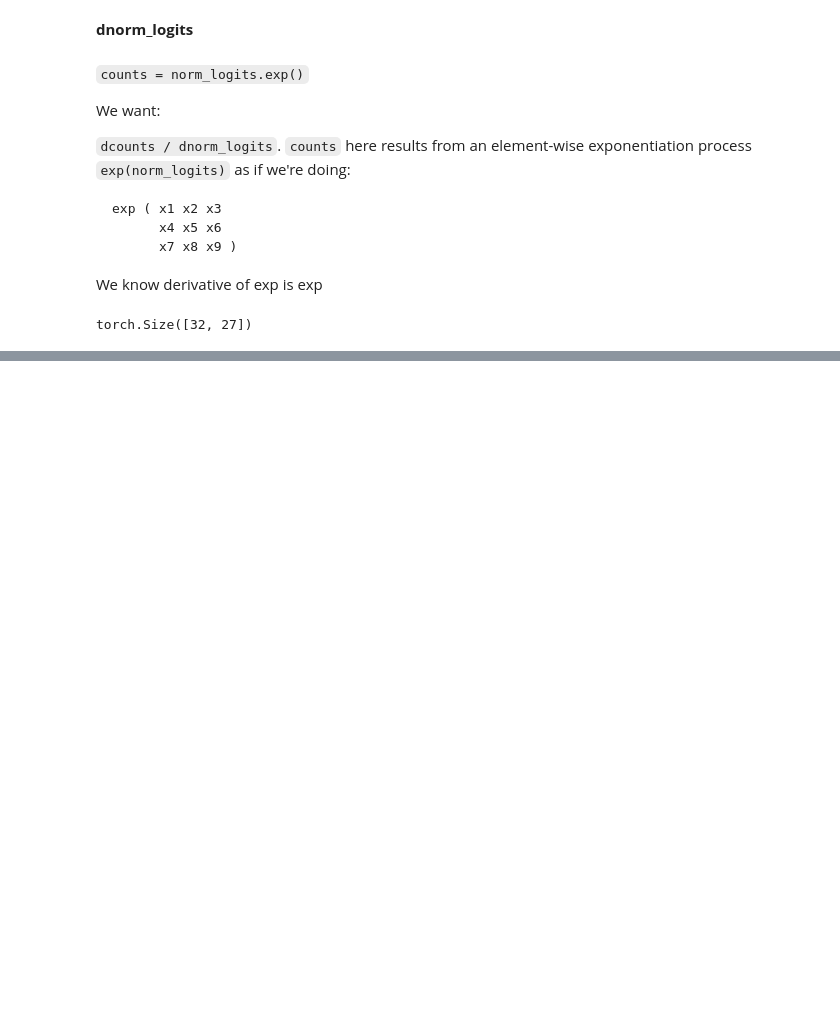
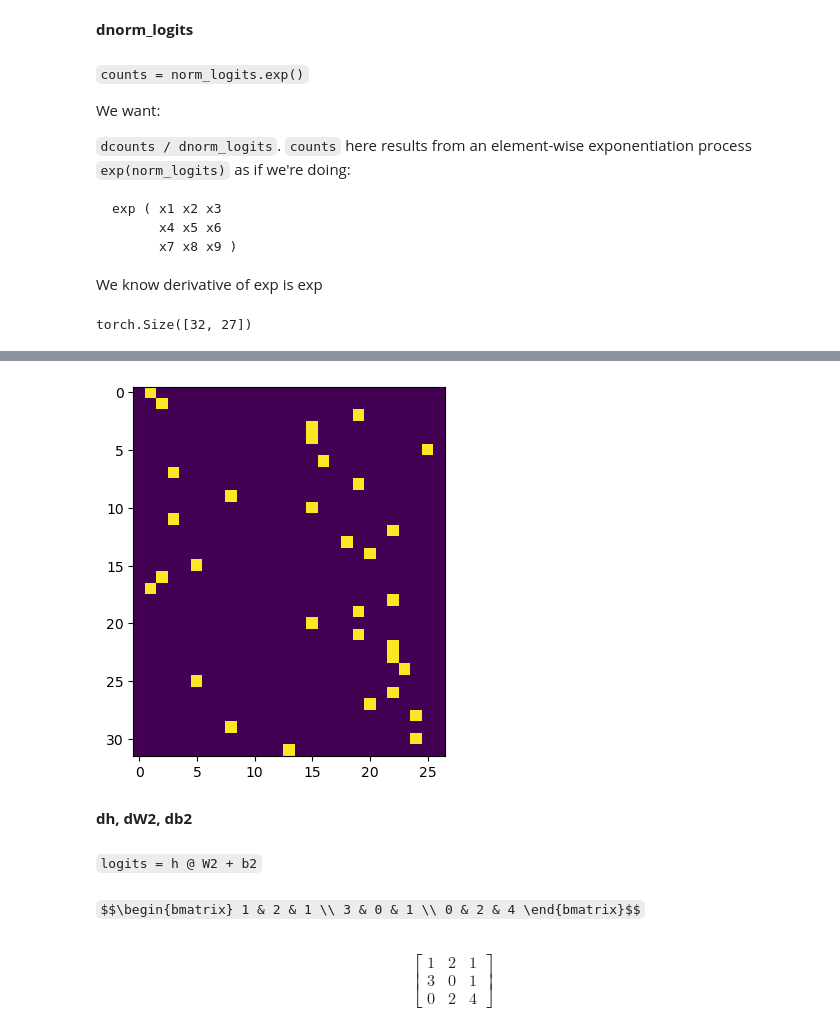
Before and after one commit to aaboshaisha/neural-networks-Karpathy, a Jupyter notebook: build_makemore_backprop_ninja.ipynb, the cells around one changed output, grey strips where cells are left out. Saved outputs shown, nothing was run; the diff lists cells and outputs as text; code cells hidden in the pictures; blank space fills up the shorter version.

```diff
--- a/build_makemore_backprop_ninja.ipynb
+++ b/build_makemore_backprop_ninja.ipynb
@@ -336,0 +387,3 @@ torch.Size([32, 27])
+# %%
+dlogits = dnorm_logits.clone()
+dlogit_maxes = -dnorm_logits.sum(dim=1, keepdims=True)
@@ -336,0 +458,8 @@ torch.Size([32, 27])
+# %%
+max_indices = logits.max(dim=1).indices # to represent as list
+dlogits2 = torch.zeros_like(logits)
+dlogits2[torch.arange(logits.shape[0]), max_indices] = 1
+plt.imshow(dlogits2);
+dlogits += (dlogits2 * dlogit_maxes)
+# %% [output]
+[figure, added]
@@ -336,0 +475,8 @@ torch.Size([32, 27])
+# %% [markdown]
+**dh, dW2, db2**
+# %% [markdown]
+`logits = h @ W2 + b2`
+# %% [markdown]
+`$$\begin{bmatrix} 1 & 2 & 1 \\ 3 & 0 & 1 \\ 0 & 2 & 4 \end{bmatrix}$$`
+# %% [markdown]
+$$\begin{bmatrix} 1 & 2 & 1 \\ 3 & 0 & 1 \\ 0 & 2 & 4 \end{bmatrix}$$
```
Also changed, not shown: parts of 90 cells of this notebook.
